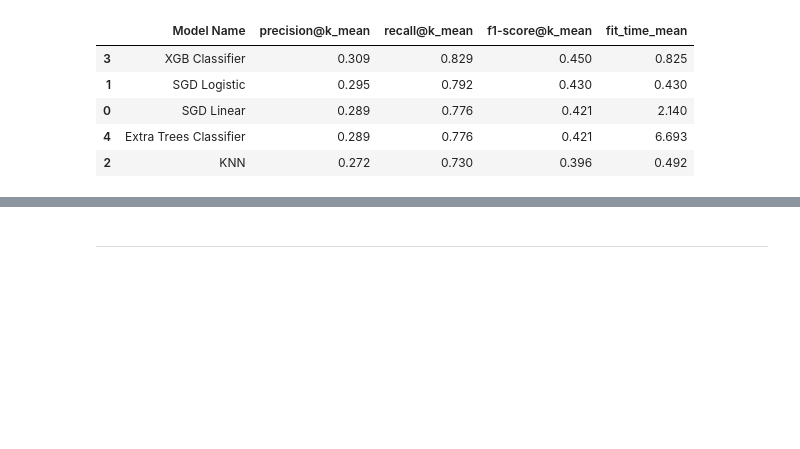
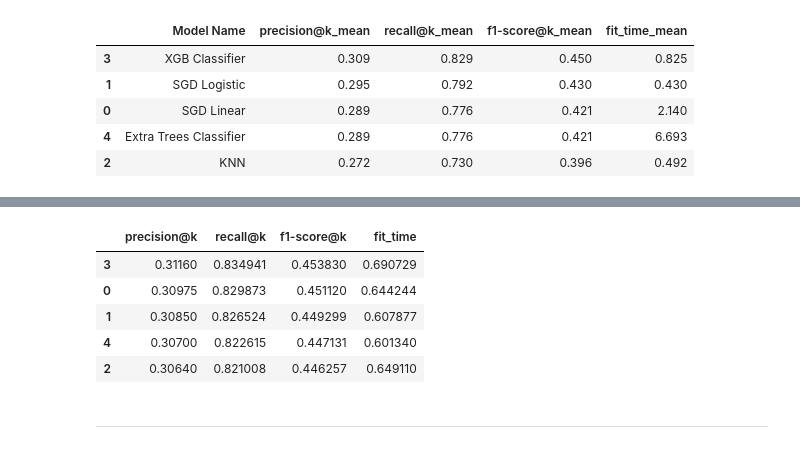
Before and after one commit to iury-repo/health_insurance_cs, a Jupyter notebook: notebooks/2-ims-modeling.ipynb, the cells around one changed output, grey strips where cells are left out. Drawn from its saved outputs; the diff is of its cells as text; code cells hidden in the pictures; blank space fills up the shorter version.

```diff
--- a/notebooks/2-ims-modeling.ipynb
+++ b/notebooks/2-ims-modeling.ipynb
@@ -87,7 +85,7 @@ def f_score_at_k(y_true, y_proba, *, k):
     return  2 * ((precision * recall)/(precision + recall)) if (precision + recall) > 0 else 0
 
 
-def cross_validation_at_k(model:BaseEstimator, X:pd.DataFrame, y:ArrayLike|None, return_dict:bool=False, verbose:int=0, fit_params: dict | None=None, *, cv:int=5, k:int)-> pd.DataFrame | np.ndarray:
+def cross_validation_at_k(model:BaseEstimator, X:pd.DataFrame, y:ArrayLike|None, return_dict:bool=False, verbose:int=0, *, cv:int=5, k:int)-> pd.DataFrame | np.ndarray:
     """
     Perform cross-validation using @k metrics (precision@k, recall@k, and F1-score@k) as the scoring method.
 
@@ -128,7 +126,7 @@ def cross_validation_at_k(model:BaseEstimator, X:pd.DataFrame, y:ArrayLike|None,
     recall_at_k_scorer = make_scorer(recall_at_k, response_method='predict_proba', k=k)
     f1_at_k_scorer = make_scorer(f_score_at_k, response_method='predict_proba', k=k)
 
-    model_results = cross_validate(model, X, y, cv=cv, scoring={'recall': recall_at_k_scorer, 'precision': precision_at_k_scorer, 'f1': f1_at_k_scorer}, fit_params=fit_params ,verbose=verbose)
+    model_results = cross_validate(model, X, y, cv=cv, scoring={'recall': recall_at_k_scorer, 'precision': precision_at_k_scorer, 'f1': f1_at_k_scorer},verbose=verbose)
 
     if return_dict:
         return model_results
@@ -447,0 +456,5 @@ metrics_summary
+# %%
+precision_at_k_scorer = make_scorer(precision_at_k, response_method='predict_proba', k=20000)
+
+threshold_tune = TunedThresholdClassifierCV(estimator=xgb_class, cv=5, scoring=precision_at_k_scorer, n_jobs=-1)
+threshold_tune.fit(X_train, y_train)
@@ -448,3 +541,12 @@ metrics_summary
+# %%
+cross_validation_at_k(xgb_class, X_train, y_train, cv=5, k=20000)
+# %% [output]
+|  | precision@k | recall@k | f1-score@k | fit_time |
+| 3 | 0.31160 | 0.834941 | 0.453830 | 0.690729 |
+| 0 | 0.30975 | 0.829873 | 0.451120 | 0.644244 |
+| 1 | 0.30850 | 0.826524 | 0.449299 | 0.607877 |
+| 4 | 0.30700 | 0.822615 | 0.447131 | 0.601340 |
+| 2 | 0.30640 | 0.821008 | 0.446257 | 0.649110 |
 # %% [markdown]
 ---
 # %% [markdown]
```
Also changed, not shown: parts of 30 cells of this notebook.
